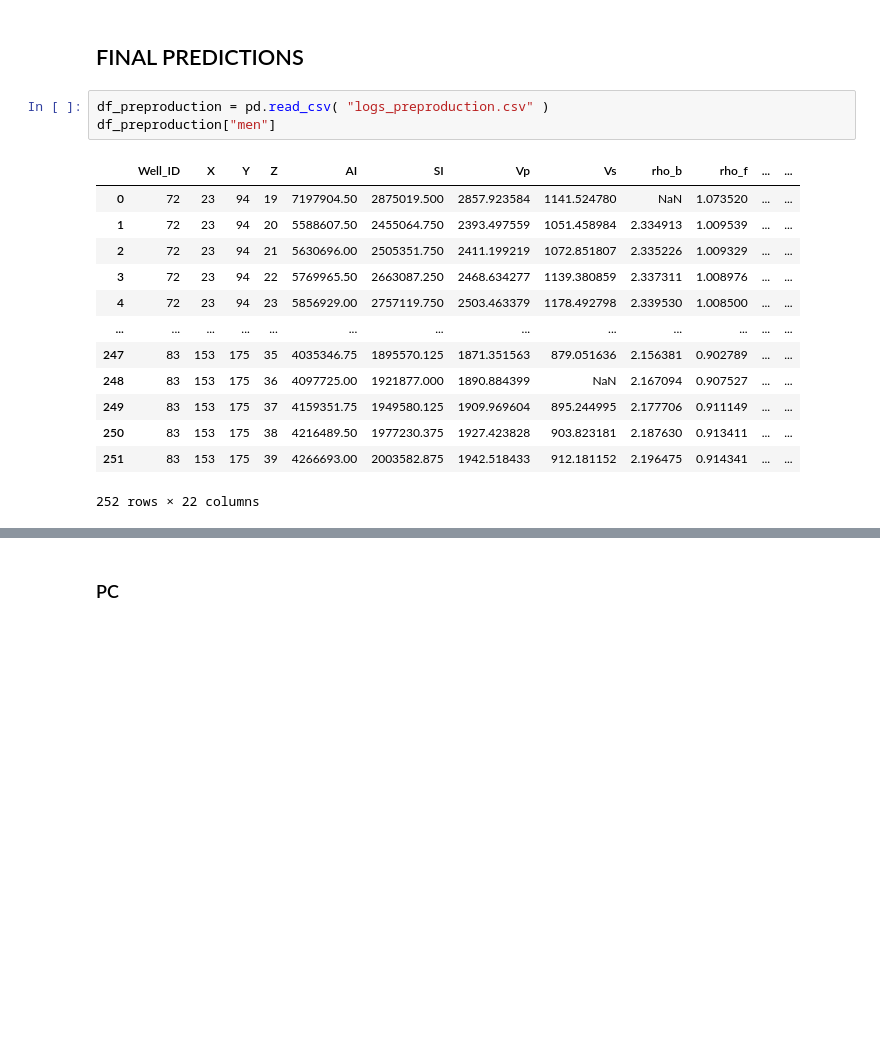
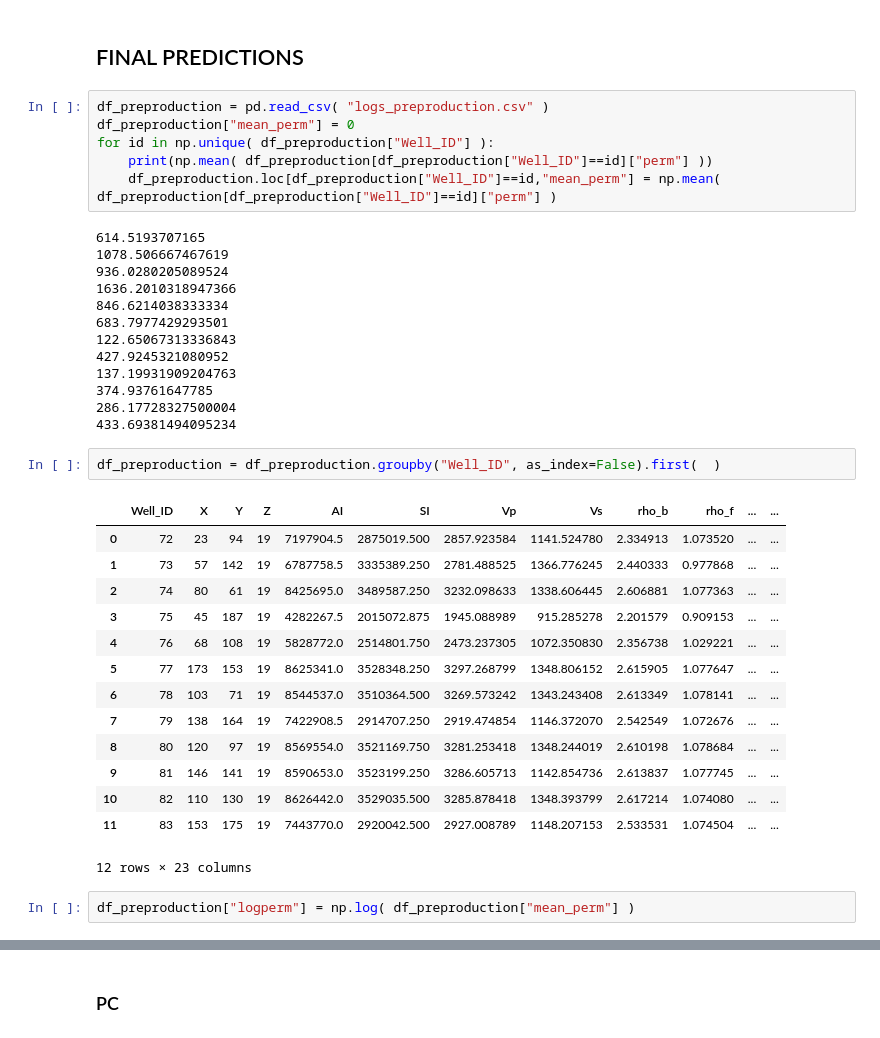
Before and after one commit to acmontesh/Energ-AI-z, a Jupyter notebook: Production_analysis.ipynb, the cells around one changed output, grey strips where cells are left out. Drawn from its saved outputs; the diff is of its cells as text; blank space fills up the shorter version.

```diff
--- a/Production_analysis.ipynb
+++ b/Production_analysis.ipynb
@@ -542,18 +542,39 @@ ax.add_line( Line2D( [0,1],[0,1],color="red",lw=1.5,ls="--" ) )
 ## FINAL PREDICTIONS
 # %%
 df_preproduction = pd.read_csv( "logs_preproduction.csv" )
-df_preproduction["men"]
+df_preproduction["mean_perm"] = 0
+for id in np.unique( df_preproduction["Well_ID"] ):
+    print(np.mean( df_preproduction[df_preproduction["Well_ID"]==id]["perm"] ))
+    df_preproduction.loc[df_preproduction["Well_ID"]==id,"mean_perm"] = np.mean( df_preproduction[df_preproduction["Well_ID"]==id]["perm"] )
 # %% [output]
-|  | Well_ID | X | Y | Z | AI | SI | Vp | Vs | rho_b | rho_f | ... | ... |
-| 0 | 72 | 23 | 94 | 19 | 7197904.50 | 2875019.500 | 2857.923584 | 1141.524780 | NaN | 1.073520 | ... | ... |
-| 1 | 72 | 23 | 94 | 20 | 5588607.50 | 2455064.750 | 2393.497559 | 1051.458984 | 2.334913 | 1.009539 | ... | ... |
-| 2 | 72 | 23 | 94 | 21 | 5630696.00 | 2505351.750 | 2411.199219 | 1072.851807 | 2.335226 | 1.009329 | ... | ... |
-| 3 | 72 | 23 | 94 | 22 | 5769965.50 | 2663087.250 | 2468.634277 | 1139.380859 | 2.337311 | 1.008976 | ... | ... |
-| 4 | 72 | 23 | 94 | 23 | 5856929.00 | 2757119.750 | 2503.463379 | 1178.492798 | 2.339530 | 1.008500 | ... | ... |
-| ... | ... | ... | ... | ... | ... | ... | ... | ... | ... | ... | ... | ... |
-| 247 | 83 | 153 | 175 | 35 | 4035346.75 | 1895570.125 | 1871.351563 | 879.051636 | 2.156381 | 0.902789 | ... | ... |
-| 248 | 83 | 153 | 175 | 36 | 4097725.00 | 1921877.000 | 1890.884399 | NaN | 2.167094 | 0.907527 | ... | ... |
-| 249 | 83 | 153 | 175 | 37 | 4159351.75 | 1949580.125 | 1909.969604 | 895.244995 | 2.177706 | 0.911149 | ... | ... |
-| 250 | 83 | 153 | 175 | 38 | 4216489.50 | 1977230.375 | 1927.423828 | 903.823181 | 2.187630 | 0.913411 | ... | ... |
-| 251 | 83 | 153 | 175 | 39 | 4266693.00 | 2003582.875 | 1942.518433 | 912.181152 | 2.196475 | 0.914341 | ... | ... |
-252 rows × 22 columns
+614.5193707165
+1078.506667467619
+936.0280205089524
+1636.2010318947366
+846.6214038333334
+683.7977429293501
+122.65067313336843
+427.9245321080952
+137.19931909204763
+374.93761647785
+286.17728327500004
+433.69381494095234
+# %%
+df_preproduction = df_preproduction.groupby("Well_ID", as_index=False).first(  )
+# %% [output]
+|  | Well_ID | X | Y | Z | AI | SI | Vp | Vs | rho_b | rho_f | ... | ... |
+| 0 | 72 | 23 | 94 | 19 | 7197904.5 | 2875019.500 | 2857.923584 | 1141.524780 | 2.334913 | 1.073520 | ... | ... |
+| 1 | 73 | 57 | 142 | 19 | 6787758.5 | 3335389.250 | 2781.488525 | 1366.776245 | 2.440333 | 0.977868 | ... | ... |
+| 2 | 74 | 80 | 61 | 19 | 8425695.0 | 3489587.250 | 3232.098633 | 1338.606445 | 2.606881 | 1.077363 | ... | ... |
+| 3 | 75 | 45 | 187 | 19 | 4282267.5 | 2015072.875 | 1945.088989 | 915.285278 | 2.201579 | 0.909153 | ... | ... |
+| 4 | 76 | 68 | 108 | 19 | 5828772.0 | 2514801.750 | 2473.237305 | 1072.350830 | 2.356738 | 1.029221 | ... | ... |
+| 5 | 77 | 173 | 153 | 19 | 8625341.0 | 3528348.250 | 3297.268799 | 1348.806152 | 2.615905 | 1.077647 | ... | ... |
+| 6 | 78 | 103 | 71 | 19 | 8544537.0 | 3510364.500 | 3269.573242 | 1343.243408 | 2.613349 | 1.078141 | ... | ... |
+| 7 | 79 | 138 | 164 | 19 | 7422908.5 | 2914707.250 | 2919.474854 | 1146.372070 | 2.542549 | 1.072676 | ... | ... |
+| 8 | 80 | 120 | 97 | 19 | 8569554.0 | 3521169.750 | 3281.253418 | 1348.244019 | 2.610198 | 1.078684 | ... | ... |
+| 9 | 81 | 146 | 141 | 19 | 8590653.0 | 3523199.250 | 3286.605713 | 1142.854736 | 2.613837 | 1.077745 | ... | ... |
+| 10 | 82 | 110 | 130 | 19 | 8626442.0 | 3529035.500 | 3285.878418 | 1348.393799 | 2.617214 | 1.074080 | ... | ... |
+| 11 | 83 | 153 | 175 | 19 | 7443770.0 | 2920042.500 | 2927.008789 | 1148.207153 | 2.533531 | 1.074504 | ... | ... |
+12 rows × 23 columns
+# %%
+df_preproduction["logperm"] = np.log( df_preproduction["mean_perm"] )
```
Also changed, not shown: parts of 2 cells of this notebook.
